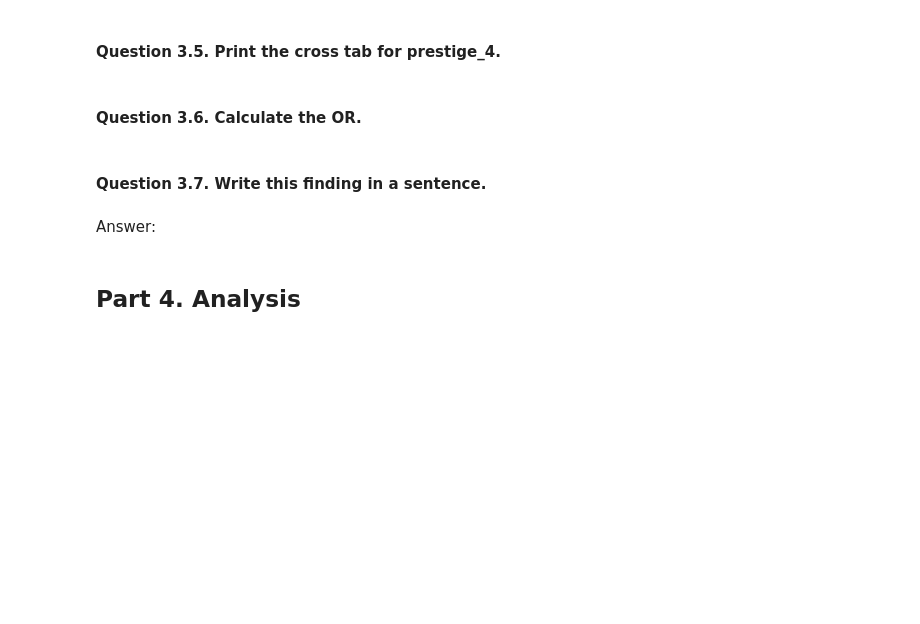
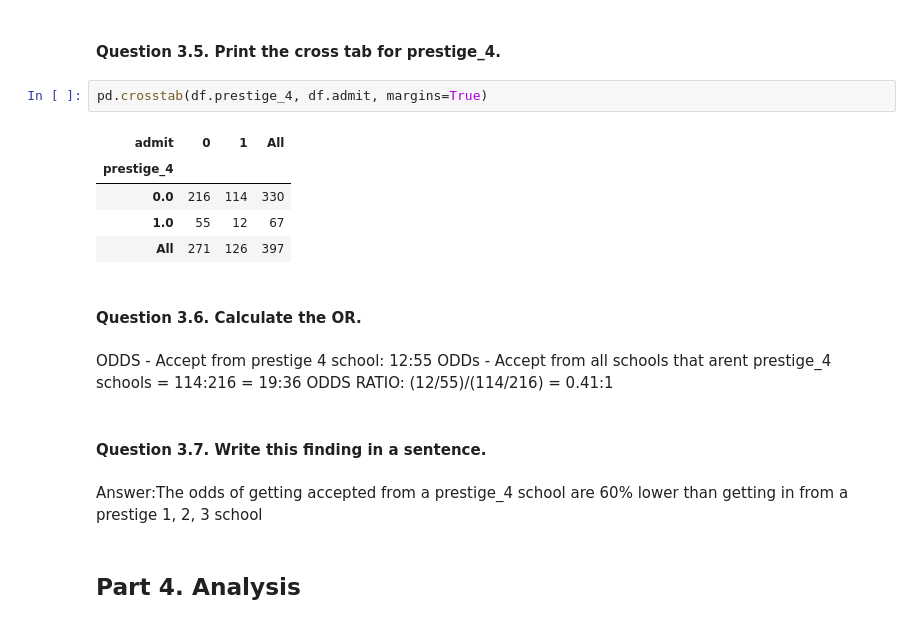
Before and after one commit to HCK33/DS-SF-23, a Jupyter notebook: unit-projects/3/starter-code/unit-project-3-starter-code.ipynb, the cells around one changed output. Saved outputs shown, nothing was run; the diff lists cells and outputs as text; blank space fills up the shorter version.

```diff
--- a/unit-projects/3/starter-code/unit-project-3-starter-code.ipynb
+++ b/unit-projects/3/starter-code/unit-project-3-starter-code.ipynb
@@ -198,12 +198,24 @@ odds of being accepted from a prestige 1 school is 3x greater (308% greater) tha
 Answer:
 # %% [markdown]
 #### Question 3.5. Print the cross tab for prestige_4.
+# %%
+pd.crosstab(df.prestige_4, df.admit, margins=True)
+# %% [output]
+| admit | 0 | 1 | All |
+| prestige_4 |  |  |  |
+| 0.0 | 216 | 114 | 330 |
+| 1.0 | 55 | 12 | 67 |
+| All | 271 | 126 | 397 |
 # %% [markdown]
 #### Question 3.6. Calculate the OR.
+# %% [markdown]
+ODDS - Accept from prestige 4 school: 12:55
+ODDs - Accept from all schools that arent prestige_4 schools = 114:216 = 19:36
+ODDS RATIO: (12/55)/(114/216) = 0.41:1
 # %% [markdown]
 #### Question 3.7. Write this finding in a sentence.
-# %% [markdown]
-Answer:
+# %% [markdown]
+Answer:The odds of getting accepted from a prestige_4 school are 60% lower than getting in from a prestige 1, 2, 3 school
 # %% [markdown]
 ## Part 4. Analysis
 # %%
```
Also changed, not shown: parts of 23 cells of this notebook.
